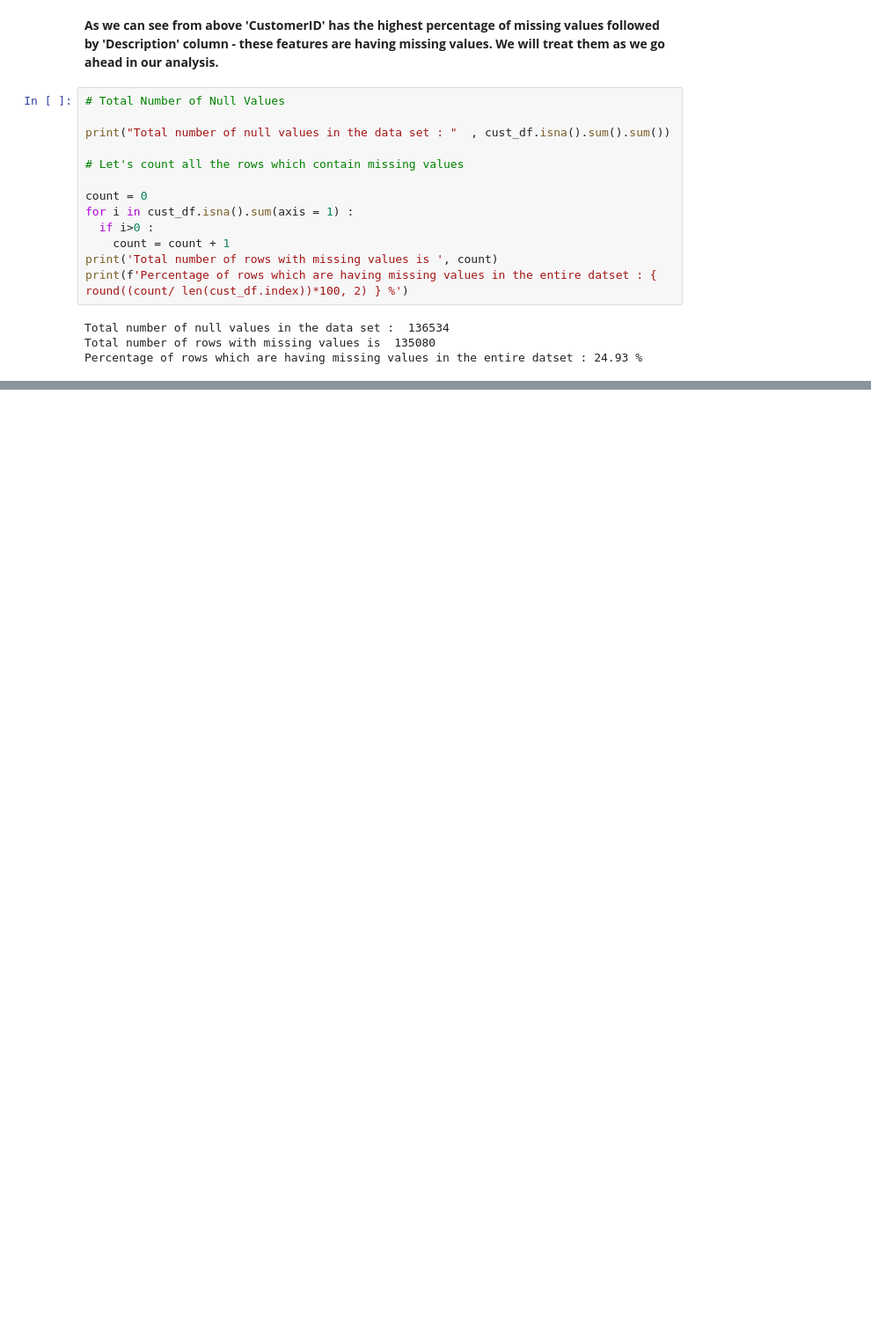
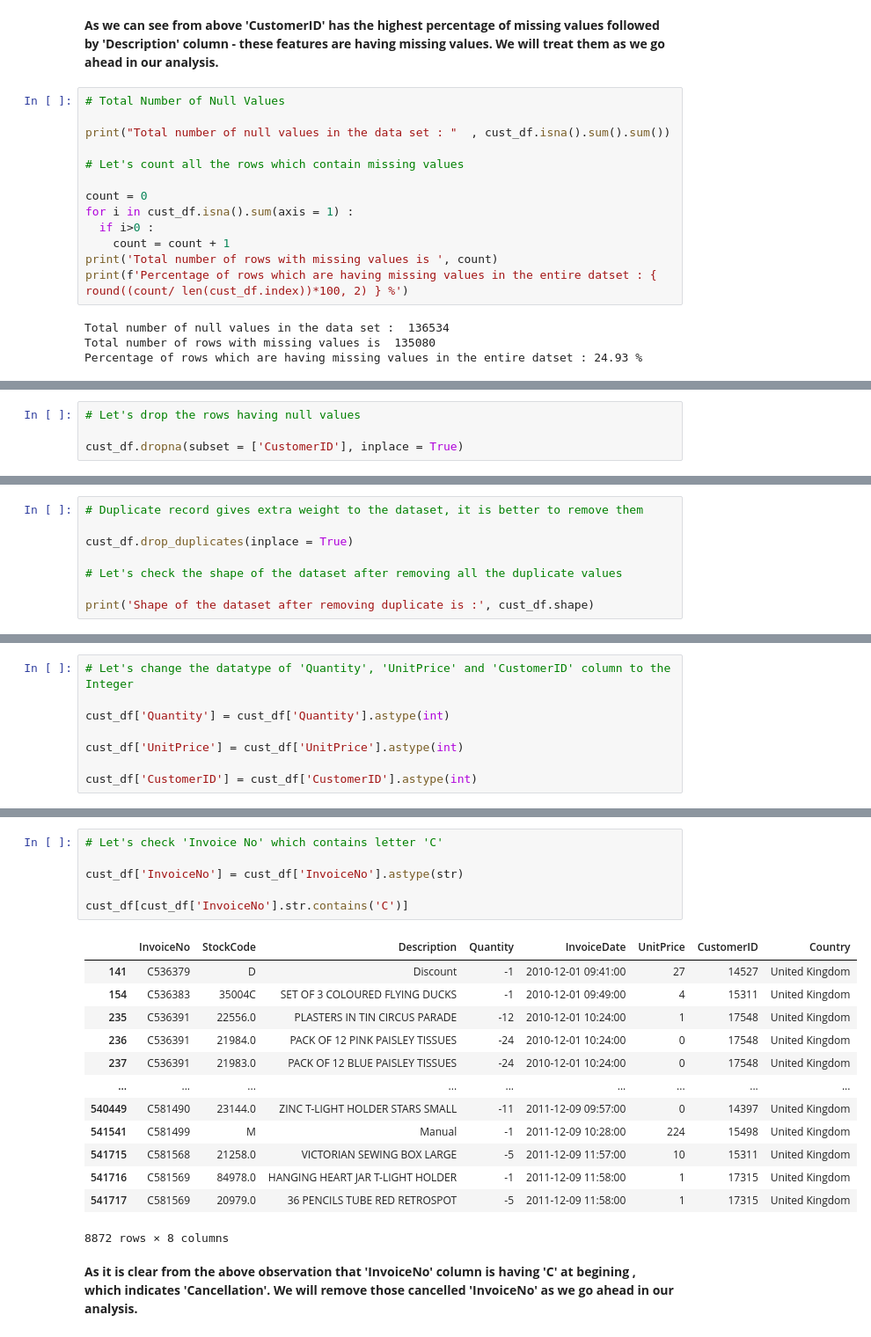
Before and after one commit to Kousikdutta1/Online-Retail-Customer-Segmentation, a Jupyter notebook: Kousik_Dutta_Online_Retail_Customer_Segmentation_Capstone_Project.ipynb, the cells around one changed output, grey strips where cells are left out. Shown at 88% size. Drawn from its saved outputs; the diff is of its cells as text; blank space fills up the shorter version.

Commit message:
Second Commit Online Retail Customer Segmentation

```diff
--- a/Kousik_Dutta_Online_Retail_Customer_Segmentation_Capstone_Project.ipynb
+++ b/Kousik_Dutta_Online_Retail_Customer_Segmentation_Capstone_Project.ipynb
@@ -226,0 +251,4 @@ Percentage of rows which are having missing values in the entire datset : 24.93
+# %%
+# Let's drop the rows having null values
+
+cust_df.dropna(subset = ['CustomerID'], inplace = True)
@@ -226,0 +287,8 @@ Percentage of rows which are having missing values in the entire datset : 24.93
+# %%
+# Duplicate record gives extra weight to the dataset, it is better to remove them
+
+cust_df.drop_duplicates(inplace = True)
+
+# Let's check the shape of the dataset after removing all the duplicate values
+
+print('Shape of the dataset after removing duplicate is :', cust_df.shape)
@@ -226,0 +299,8 @@ Percentage of rows which are having missing values in the entire datset : 24.93
+# %%
+# Let's change the datatype of 'Quantity', 'UnitPrice' and 'CustomerID' column to the Integer
+
+cust_df['Quantity'] = cust_df['Quantity'].astype(int)
+
+cust_df['UnitPrice'] = cust_df['UnitPrice'].astype(int)
+
+cust_df['CustomerID'] = cust_df['CustomerID'].astype(int)
@@ -226,0 +331,22 @@ Percentage of rows which are having missing values in the entire datset : 24.93
+# %%
+# Let's check 'Invoice No' which contains letter 'C'
+
+cust_df['InvoiceNo'] = cust_df['InvoiceNo'].astype(str)
+
+cust_df[cust_df['InvoiceNo'].str.contains('C')]
+# %% [output]
+|  | InvoiceNo | StockCode | Description | Quantity | InvoiceDate | UnitPrice | CustomerID | Country |
+| 141 | C536379 | D | Discount | -1 | 2010-12-01 09:41:00 | 27 | 14527 | United Kingdom |
+| 154 | C536383 | 35004C | SET OF 3 COLOURED FLYING DUCKS | -1 | 2010-12-01 09:49:00 | 4 | 15311 | United Kingdom |
+| 235 | C536391 | 22556.0 | PLASTERS IN TIN CIRCUS PARADE | -12 | 2010-12-01 10:24:00 | 1 | 17548 | United Kingdom |
+| 236 | C536391 | 21984.0 | PACK OF 12 PINK PAISLEY TISSUES | -24 | 2010-12-01 10:24:00 | 0 | 17548 | United Kingdom |
+| 237 | C536391 | 21983.0 | PACK OF 12 BLUE PAISLEY TISSUES | -24 | 2010-12-01 10:24:00 | 0 | 17548 | United Kingdom |
+| ... | ... | ... | ... | ... | ... | ... | ... | ... |
+| 540449 | C581490 | 23144.0 | ZINC T-LIGHT HOLDER STARS SMALL | -11 | 2011-12-09 09:57:00 | 0 | 14397 | United Kingdom |
+| 541541 | C581499 | M | Manual | -1 | 2011-12-09 10:28:00 | 224 | 15498 | United Kingdom |
+| 541715 | C581568 | 21258.0 | VICTORIAN SEWING BOX LARGE | -5 | 2011-12-09 11:57:00 | 10 | 15311 | United Kingdom |
+| 541716 | C581569 | 84978.0 | HANGING HEART JAR T-LIGHT HOLDER | -1 | 2011-12-09 11:58:00 | 1 | 17315 | United Kingdom |
+| 541717 | C581569 | 20979.0 | 36 PENCILS TUBE RED RETROSPOT | -5 | 2011-12-09 11:58:00 | 1 | 17315 | United Kingdom |
+8872 rows × 8 columns
+# %% [markdown]
+**As it is clear from the above observation that 'InvoiceNo' column is having 'C' at begining , which indicates 'Cancellation'. We will remove those cancelled 'InvoiceNo' as we go ahead in our analysis.**
```
Also changed, not shown: parts of 30 cells of this notebook.
